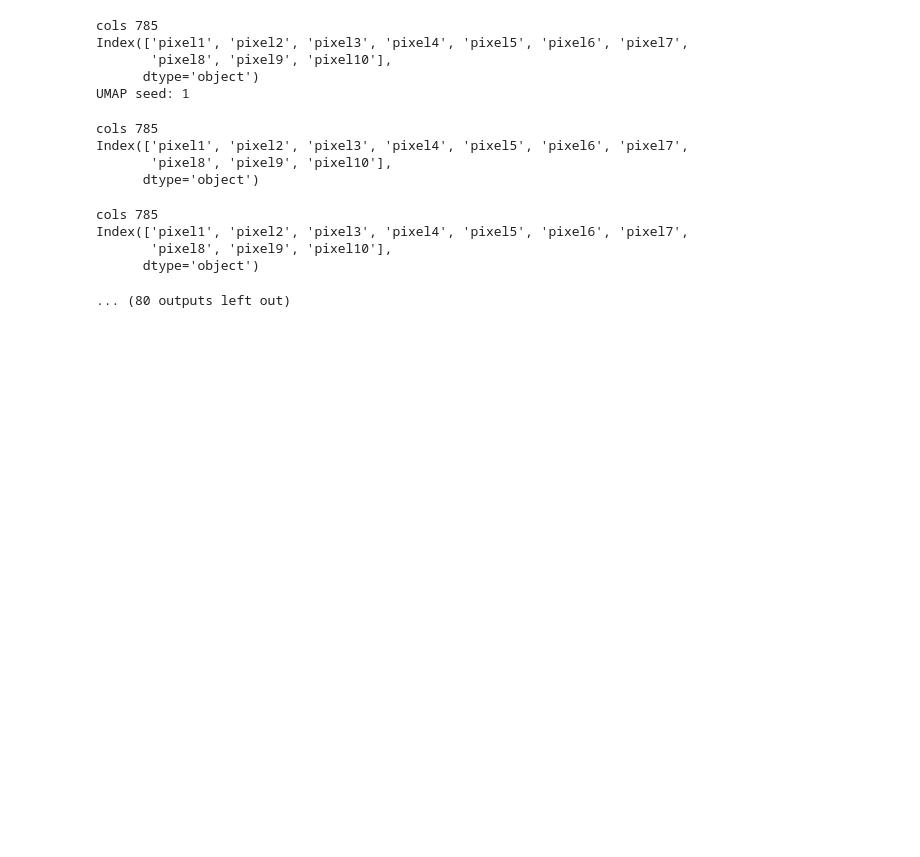
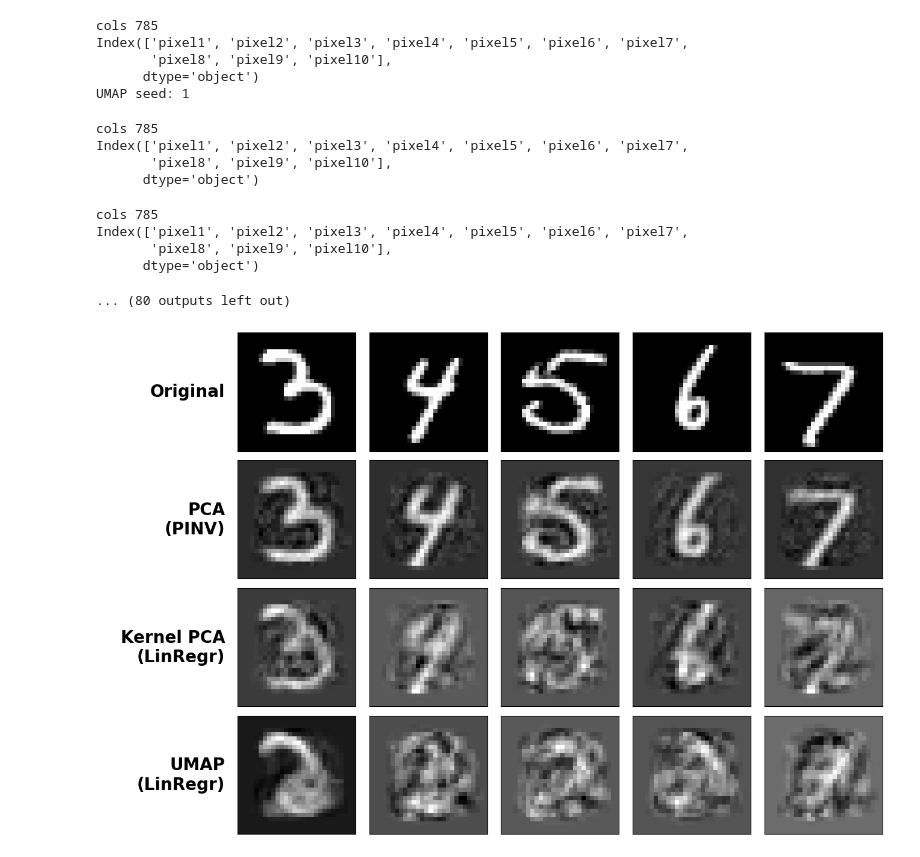
Before and after one commit to takano-lab/data-collaboration-analysis, a Jupyter notebook: 実験用/light_reconstruction_demo.ipynb, the cells around one changed output. Cells and saved outputs as stored; diff of their text form; code cells hidden in the pictures; blank space fills up the shorter version.

Commit message:
save latest light reconstruction related files

```diff
--- a/実験用/light_reconstruction_demo.ipynb
+++ b/実験用/light_reconstruction_demo.ipynb
@@ -287,3 +287,94 @@ Index(['pixel1', 'pixel2', 'pixel3', 'pixel4', 'pixel5', 'pixel6', 'pixel7',
        'pixel8', 'pixel9', 'pixel10'],
       dtype='object')
 ... (80 outputs left out)
+# %%
+import os
+import io
+import contextlib
+import matplotlib.pyplot as plt
+from matplotlib import gridspec
+
+from config.config import Config
+from src.privacy import run_light_anchor_reconstruction
+
+# ========= base settings (貼ってくれた内容ベース) =========
+anchor_labels=(0,1,2)
+display_labels = (3, 4, 5, 6, 7)
+image_seed_by_label = {3: 101, 4: 102, 5: 101, 6: 104, 7: 103}
+
+common_kwargs = dict(
+    anchor_labels=anchor_labels,
+    display_labels=display_labels,
+    public_per_label=100,
+    num_anchor_data=300,
+    evaluate_classifier_accuracy=False,
+    reconstruct_anchor_images=False,
+    image_seed_by_label=image_seed_by_label,
+)
+
+base_cfg = dict(
+    dataset="mnist",
+    y_name="target",
+    num_institution_user=1000,
+    dim_intermediate=64,
+    preprocess=False,
+    seed=4,
+)
+
+rows = [
+    ("Original", None, None),
+    ("PCA\n(PINV)", "svd", "PINV"),
+    ("Kernel PCA\n(LinRegr)", "kernel_pca_self_tuning", "LinRegr"),
+    ("UMAP\n(LinRegr)", "umap", "LinRegr"),
+]
+
+def run_quiet(*args, **kwargs):
+    with contextlib.redirect_stdout(io.StringIO()), contextlib.redirect_stderr(io.StringIO()):
+        return run_light_anchor_reconstruction(*args, **kwargs)
+
+original_data = None
+recon_data = {}
+
+for row_label, f_type, attack in rows:
+    if f_type is None:
+        continue
+    cfg = Config(name=f"recon_{f_type}_d64", F_type=f_type, **base_cfg)
+    res = run_quiet(cfg, methods=(attack,), **common_kwargs)
+
+    if original_data is None:
+        original_data = {lab: res.selected_images[attack][lab]["original"] for lab in display_labels}
+    recon_data[row_label] = {lab: res.selected_images[attack][lab]["reconstructed"] for lab in display_labels}
+
+# ========= plot 4-row grid =========
+n_rows = 4
+n_cols = len(display_labels)
+
+fig = plt.figure(figsize=(2.8 * (n_cols + 1.0), 2.7 * n_rows))
+gs = gridspec.GridSpec(
+    n_rows, n_cols + 1,
+    width_ratios=[1] + [1] * n_cols,
+    wspace=0.05, hspace=0.08
+)
+
+row_order = [r[0] for r in rows]
+for r, row_name in enumerate(row_order):
+    ax_l = fig.add_subplot(gs[r, 0])
+    ax_l.axis("off")
+    ax_l.text(0.98, 0.5, row_name, ha="right", va="center", fontsize=20, fontweight="bold")
+
+    for c, lab in enumerate(display_labels):
+        ax = fig.add_subplot(gs[r, c + 1])
+        img = original_data[lab] if r == 0 else recon_data[row_name][lab]
+        ax.imshow(img, cmap="gray")
+        ax.set_xticks([])
+        ax.set_yticks([])
+
+out_dir = "/Users/suetake/git-repos/takano_labo/dca/output/recon"
+os.makedirs(out_dir, exist_ok=True)
+out_path = os.path.join(out_dir, "recon_64_4rows_seed101_102_101_104_103.png")
+
+plt.savefig(out_path, dpi=240, bbox_inches="tight")
+plt.show()
+print("saved:", out_path)
+# %% [output]
+[figure, added]
```
Also changed, not shown: parts of 1 cell of this notebook, 3 other files.
